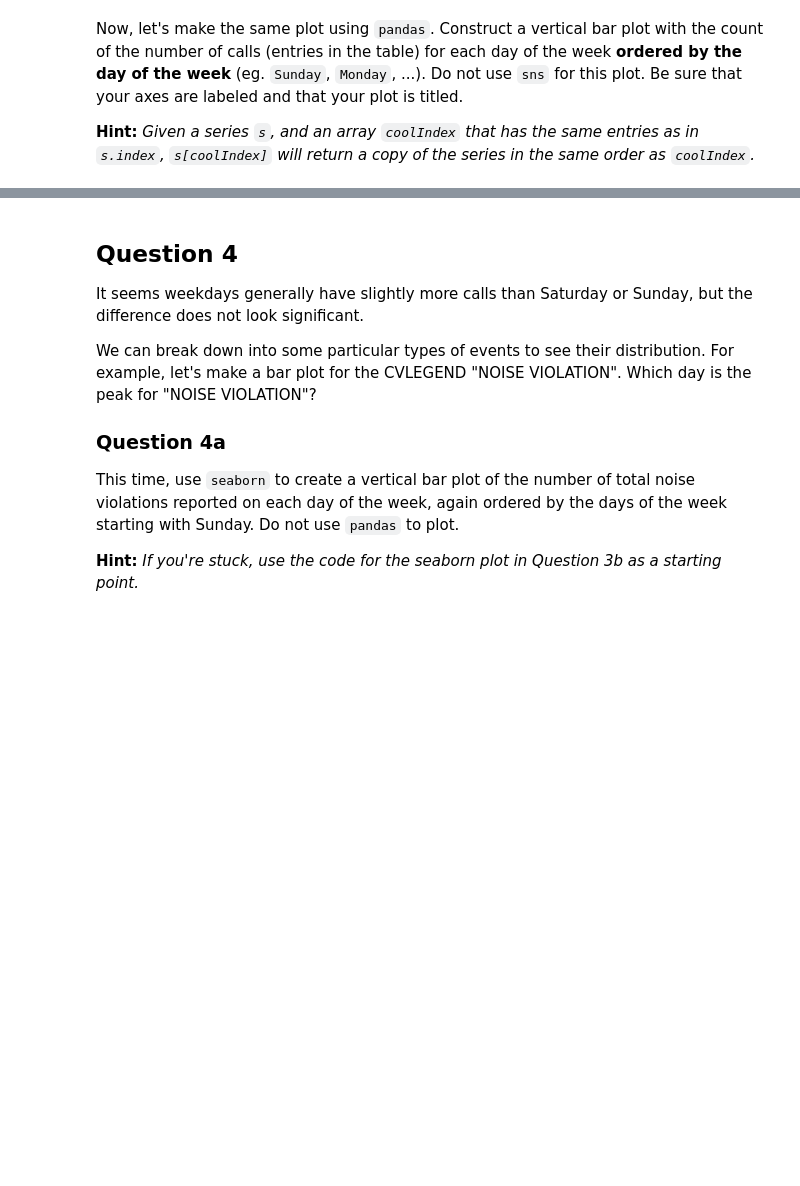
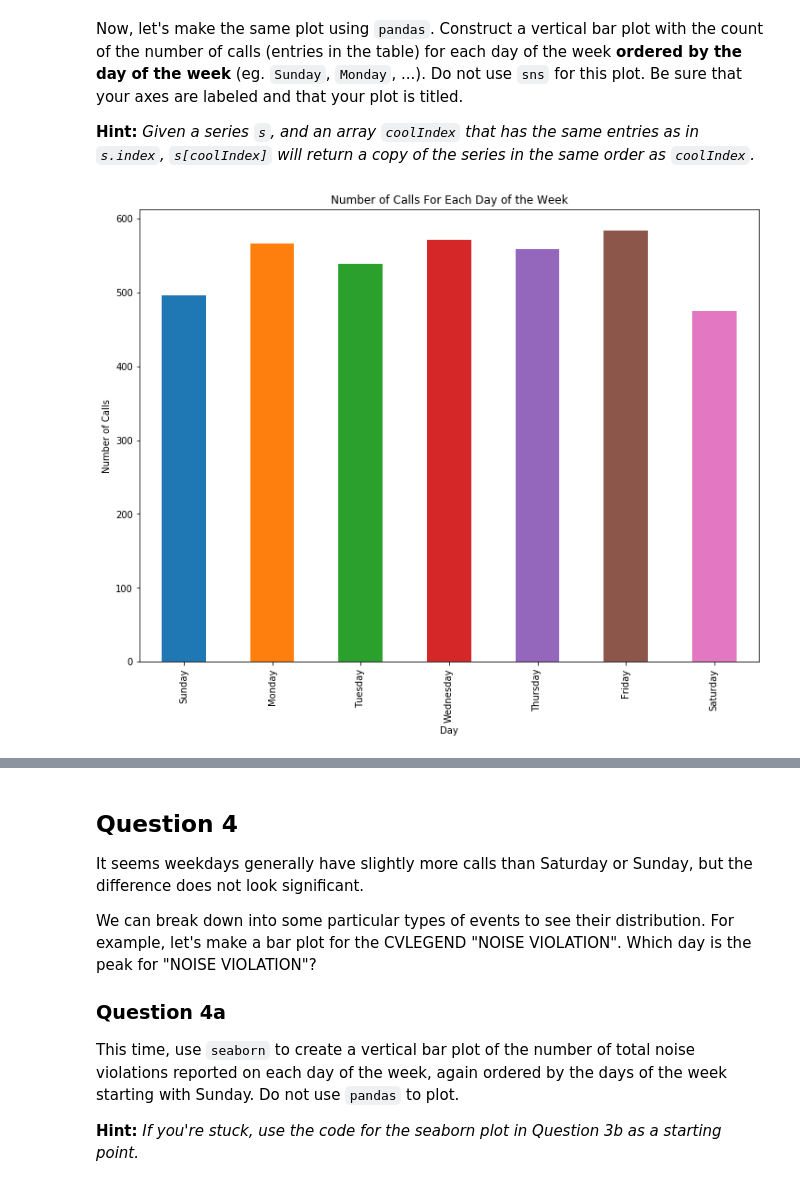
Before and after one commit to zhugeyicixin/DataSci200, a Jupyter notebook: labs/lab03/lab03.ipynb, the cells around one changed output, grey strips where cells are left out. Saved outputs shown, nothing was run; the diff lists cells and outputs as text; code cells hidden in the pictures; blank space fills up the shorter version.

```diff
--- a/labs/lab03/lab03.ipynb
+++ b/labs/lab03/lab03.ipynb
@@ -197,5 +308,5 @@ name: q3a
 days = ["Sunday", "Monday", "Tuesday", "Wednesday", "Thursday", "Friday", "Saturday"]
 day_indices = range(7)
 indices_to_days_dict = dict(zip(day_indices, days)) # Should look like {0:"Sunday", 1:"Monday", ..., 6:"Saturday"}
-...
-...
+calls['Day'] = calls['CVDOW'].apply(lambda x:indices_to_days_dict[x])
+calls.head()
@@ -227,2 +351,13 @@ ax_3b = plt.gca()
+# %%
+coolIndex = days
+ax = calls['Day'].value_counts()[coolIndex].plot(kind='bar')
+ax.set_xlabel("Day")
+ax.set_ylabel("Number of Calls")
+ax.set_title("Number of Calls For Each Day of the Week");
+
+# Leave this for grading purposes
+ax_3b = plt.gca()
+# %% [output]
+[figure, added]
 # %%
 ok.grade("q3b");
```
Also changed, not shown: parts of 41 cells of this notebook, 1 other file.
